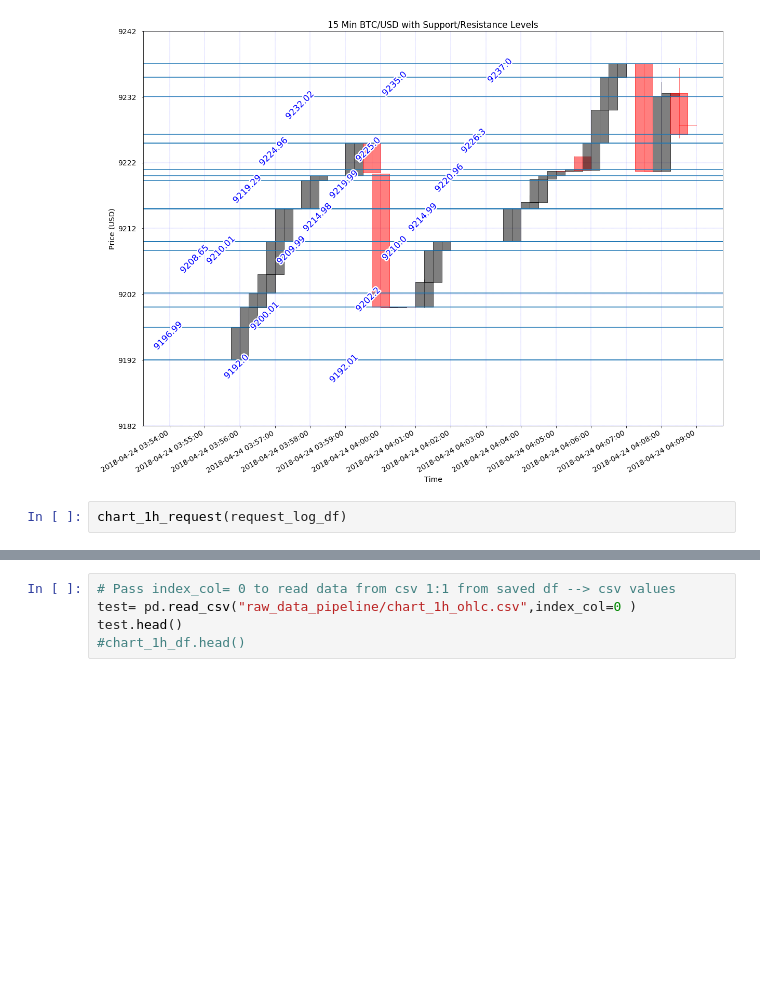
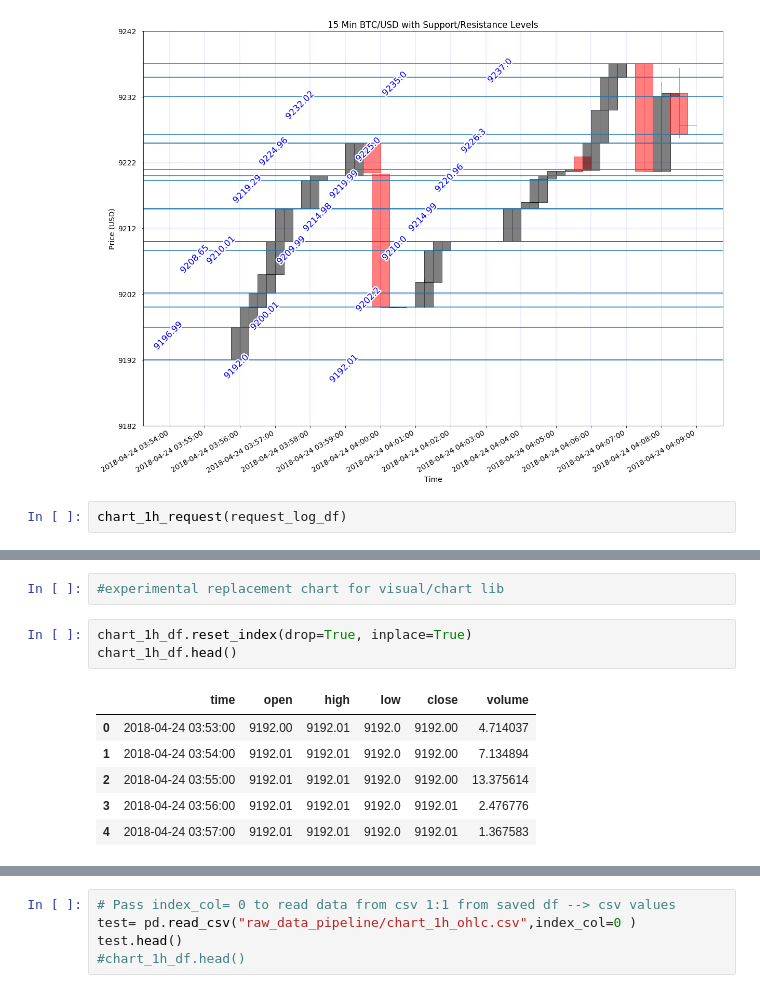
Before and after one commit to timothyyu/gdax-orderbook-ml, a Jupyter notebook: 9_data_pipeline_development.ipynb, the cells around one changed output, grey strips where cells are left out. Saved outputs shown, nothing was run; the diff lists cells and outputs as text; blank space fills up the shorter version.

```diff
--- a/9_data_pipeline_development.ipynb
+++ b/9_data_pipeline_development.ipynb
@@ -637,0 +649,12 @@ chart_1h_request(request_log_df)
+# %%
+#experimental replacement chart for visual/chart lib
+# %%
+chart_1h_df.reset_index(drop=True, inplace=True)
+chart_1h_df.head()
+# %% [output]
+|  | time | open | high | low | close | volume |
+| 0 | 2018-04-24 03:53:00 | 9192.00 | 9192.01 | 9192.0 | 9192.00 | 4.714037 |
+| 1 | 2018-04-24 03:54:00 | 9192.01 | 9192.01 | 9192.0 | 9192.00 | 7.134894 |
+| 2 | 2018-04-24 03:55:00 | 9192.01 | 9192.01 | 9192.0 | 9192.00 | 13.375614 |
+| 3 | 2018-04-24 03:56:00 | 9192.01 | 9192.01 | 9192.0 | 9192.01 | 2.476776 |
+| 4 | 2018-04-24 03:57:00 | 9192.01 | 9192.01 | 9192.0 | 9192.01 | 1.367583 |
```
Also changed, not shown: parts of 7 cells of this notebook.
